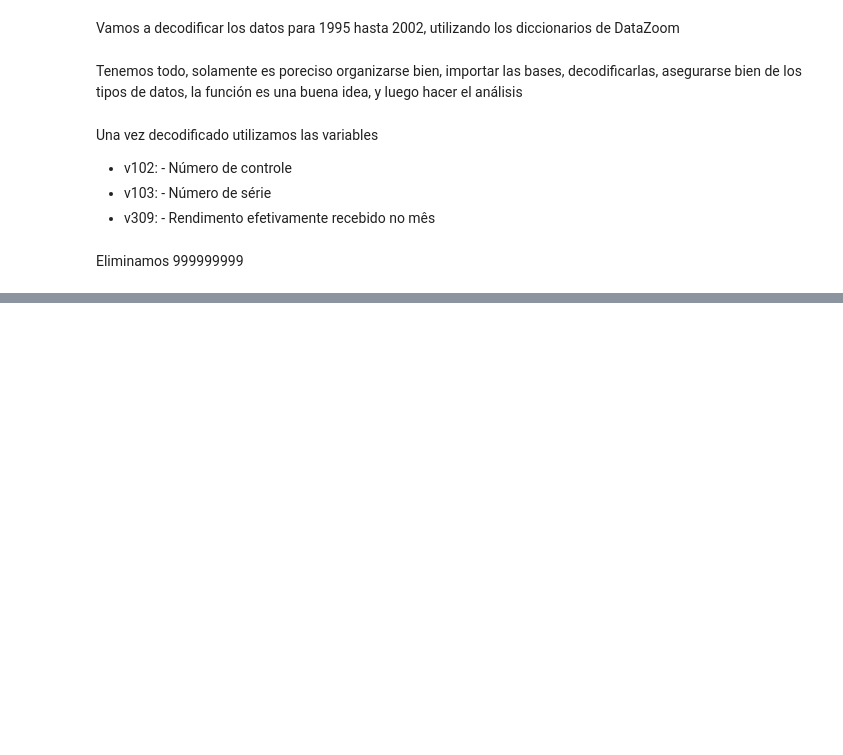
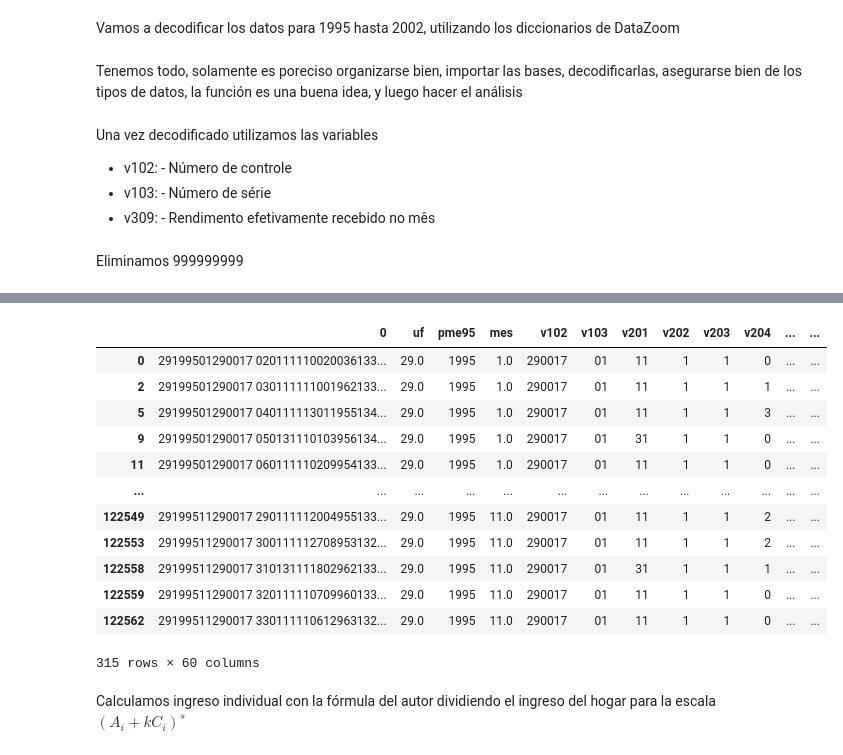
Before and after one commit to oejaramillo/Replicaci-n, a Jupyter notebook: pmeantiga.ipynb, the cells around one changed output, grey strips where cells are left out. Saved outputs shown, nothing was run; the diff lists cells and outputs as text; code cells hidden in the pictures; blank space fills up the shorter version.

```diff
--- a/pmeantiga.ipynb
+++ b/pmeantiga.ipynb
@@ -368,0 +133,18 @@ See the caveats in the documentation: https://pandas.pydata.org/pandas-docs/stab
+# %%
+b95.loc[(b95['v102'] == '290017  ') & (b95['v103'] == '01')]
+# %% [output]
+|  | 0 | uf | pme95 | mes | v102 | v103 | v201 | v202 | v203 | v204 | ... | ... |
+| 0 | 29199501290017 020111110020036133... | 29.0 | 1995 | 1.0 | 290017 | 01 | 11 | 1 | 1 | 0 | ... | ... |
+| 2 | 29199501290017 030111111001962133... | 29.0 | 1995 | 1.0 | 290017 | 01 | 11 | 1 | 1 | 1 | ... | ... |
+| 5 | 29199501290017 040111113011955134... | 29.0 | 1995 | 1.0 | 290017 | 01 | 11 | 1 | 1 | 3 | ... | ... |
+| 9 | 29199501290017 050131110103956134... | 29.0 | 1995 | 1.0 | 290017 | 01 | 31 | 1 | 1 | 0 | ... | ... |
+| 11 | 29199501290017 060111110209954133... | 29.0 | 1995 | 1.0 | 290017 | 01 | 11 | 1 | 1 | 0 | ... | ... |
+| ... | ... | ... | ... | ... | ... | ... | ... | ... | ... | ... | ... | ... |
+| 122549 | 29199511290017 290111112004955133... | 29.0 | 1995 | 11.0 | 290017 | 01 | 11 | 1 | 1 | 2 | ... | ... |
+| 122553 | 29199511290017 300111112708953132... | 29.0 | 1995 | 11.0 | 290017 | 01 | 11 | 1 | 1 | 2 | ... | ... |
+| 122558 | 29199511290017 310131111802962133... | 29.0 | 1995 | 11.0 | 290017 | 01 | 31 | 1 | 1 | 1 | ... | ... |
+| 122559 | 29199511290017 320111110709960133... | 29.0 | 1995 | 11.0 | 290017 | 01 | 11 | 1 | 1 | 0 | ... | ... |
+| 122562 | 29199511290017 330111110612963132... | 29.0 | 1995 | 11.0 | 290017 | 01 | 11 | 1 | 1 | 0 | ... | ... |
+315 rows × 60 columns
+# %% [markdown]
+Calculamos ingreso individual con la fórmula del autor dividiendo el ingreso del hogar para la escala $(A_{i}+kC_{i})^{s}$
```
Also changed, not shown: parts of 69 cells of this notebook.
